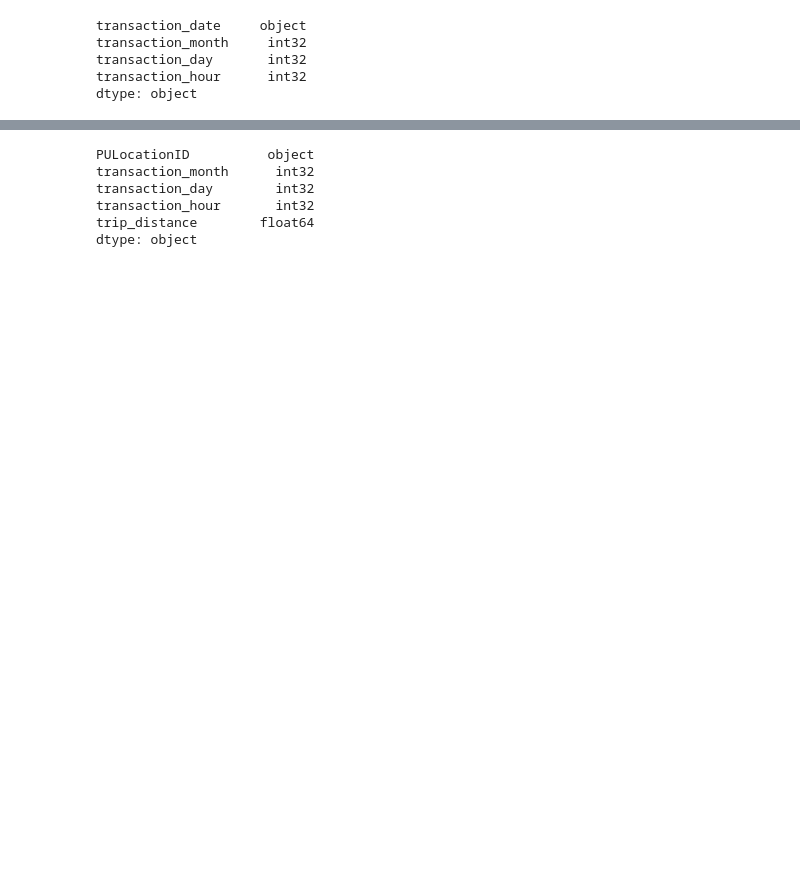
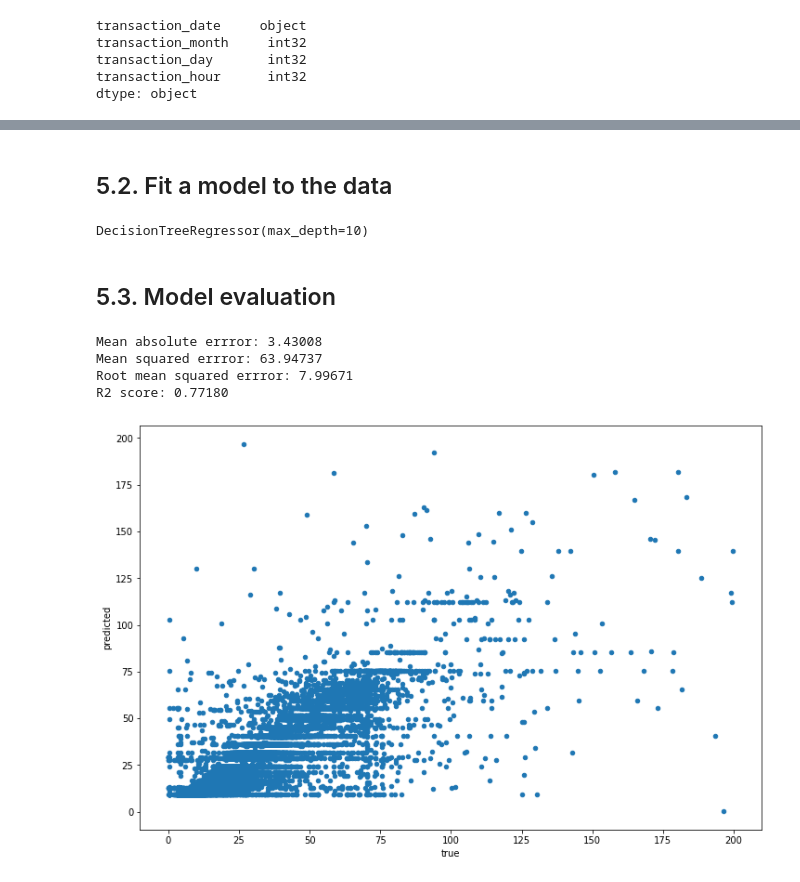
Before and after one commit to getpeped/Projects, a Jupyter notebook: yellow_taxi_trip_records/module2.ipynb, the cells around one changed output, grey strips where cells are left out. Cells and saved outputs as stored; diff of their text form; code cells hidden in the pictures; blank space fills up the shorter version.

```diff
--- a/yellow_taxi_trip_records/module2.ipynb
+++ b/yellow_taxi_trip_records/module2.ipynb
@@ -399,11 +399,43 @@ y_bench = data_for_benchmark_model[target_features_benchmark]
 X_bench.dtypes
 
 # one-hot encode
-# X_bench = pd.get_dummies(X_bench)
+X_bench = pd.get_dummies(X_bench)
+
+X_train_b, X_test_b, y_train_b, y_test_b = train_test_split(X_bench, y_bench, test_size=0.33, random_state=42)
-# %% [output]
-PULocationID          object
-transaction_month      int32
-transaction_day        int32
-transaction_hour       int32
-trip_distance        float64
-dtype: object
+# %% [markdown]
+## 5.2. Fit a model to the data
+# %%
+from sklearn.tree import DecisionTreeRegressor
+
+tree = DecisionTreeRegressor(max_depth=10)
+tree.fit(X_train_b, y_train_b)
+# %% [output]
+DecisionTreeRegressor(max_depth=10)
+# %% [markdown]
+## 5.3. Model evaluation
+# %%
+model_at_hand = tree
+
+y_pred_b = model_at_hand.predict(X_test_b)
+
+from sklearn.metrics import mean_absolute_error, mean_squared_error, r2_score
+from math import sqrt
+
+print(f'Mean absolute errror: {mean_absolute_error(y_test_b, y_pred_b):.5f}')
+print(f'Mean squared errror: {mean_squared_error(y_test_b, y_pred_b):.5f}')
+print(f'Root mean squared errror: {sqrt(mean_squared_error(y_test_b, y_pred_b)):.5f}')
+print(f'R2 score: {r2_score(y_test_b, y_pred_b):.5f}')
+# %% [output]
+Mean absolute errror: 3.43008
+Mean squared errror: 63.94737
+Root mean squared errror: 7.99671
+R2 score: 0.77180
+# %%
+data = {'true': y_test_b.iloc[:, 0], 'predicted': y_pred_b}
+# test: DataFrame - predicted: numpy array
+
+results = pd.DataFrame(data)
+results.plot(kind='scatter', x='true', y='predicted', figsize=(12, 8))
+plt.show()
+# %% [output]
+[figure, added]
```
Also changed, not shown: parts of 13 cells of this notebook.
